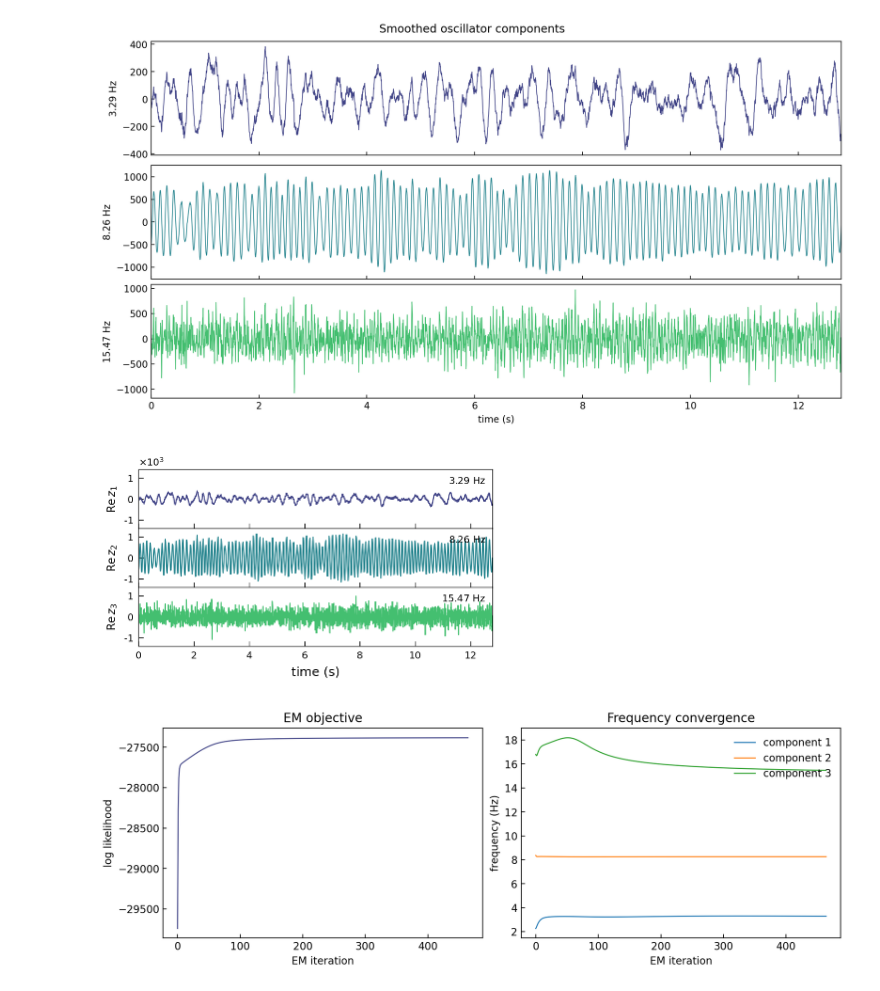
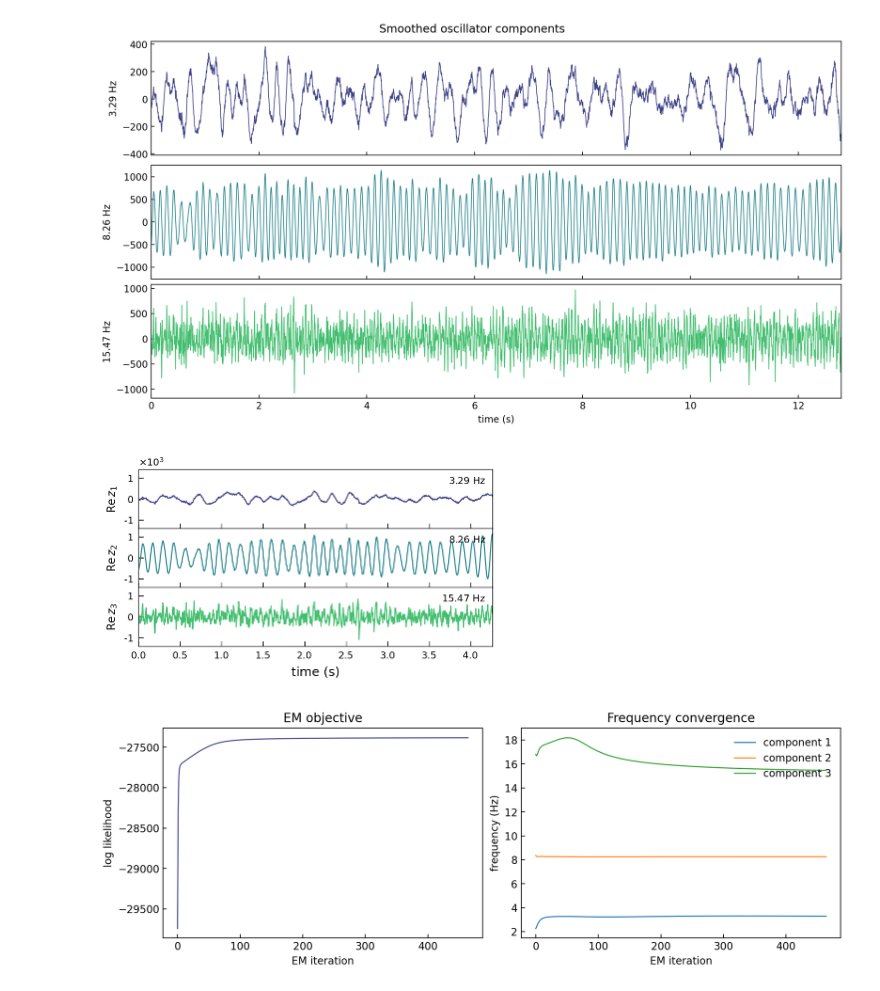
Before and after one commit to bishopgroup/phase-bayes, a Jupyter notebook: MethodComparisons/SSPE.ipynb, the cells around one changed output. Saved outputs shown, nothing was run; the diff lists cells and outputs as text; code cells hidden in the pictures.

```diff
--- a/MethodComparisons/SSPE.ipynb
+++ b/MethodComparisons/SSPE.ipynb
@@ -199,35 +199,35 @@ for component, ax in enumerate(axes):
     )
 
     for spine in ax.spines.values():
         spine.set_visible(True)
         spine.set_linewidth(0.5)
 
     ax.legend(
         loc="upper right",
         fontsize=7,
         frameon=False,
         handlelength=0,
         handletextpad=0,
         borderpad=0.2,
     )
 
 # Show the common scale factor above the top panel only
 axes[0].text(
     0.0,
     1.03,
     r"$\times 10^{3}$",
     transform=axes[0].transAxes,
     ha="left",
     va="bottom",
     fontsize=7,
 )
 
-axes[-1].set_xlim(time[0], time[-1])
+axes[-1].set_xlim(time[0], time[-1]/3)
 axes[-1].set_xlabel("time (s)", fontsize=9)
 
 plt.savefig('plots/SSPE_components.pdf')
 # %% [output]
-[figure, old version]
+[figure, new version]
 # %%
 fig, axes = plt.subplots(1, 2, figsize=(10, 3.5), constrained_layout=True)
 axes[0].plot(fit['likelihood_history'], color=cmap(0.2), lw=1)
```
Also changed, not shown: parts of 5 cells of this notebook, 2 other files.
